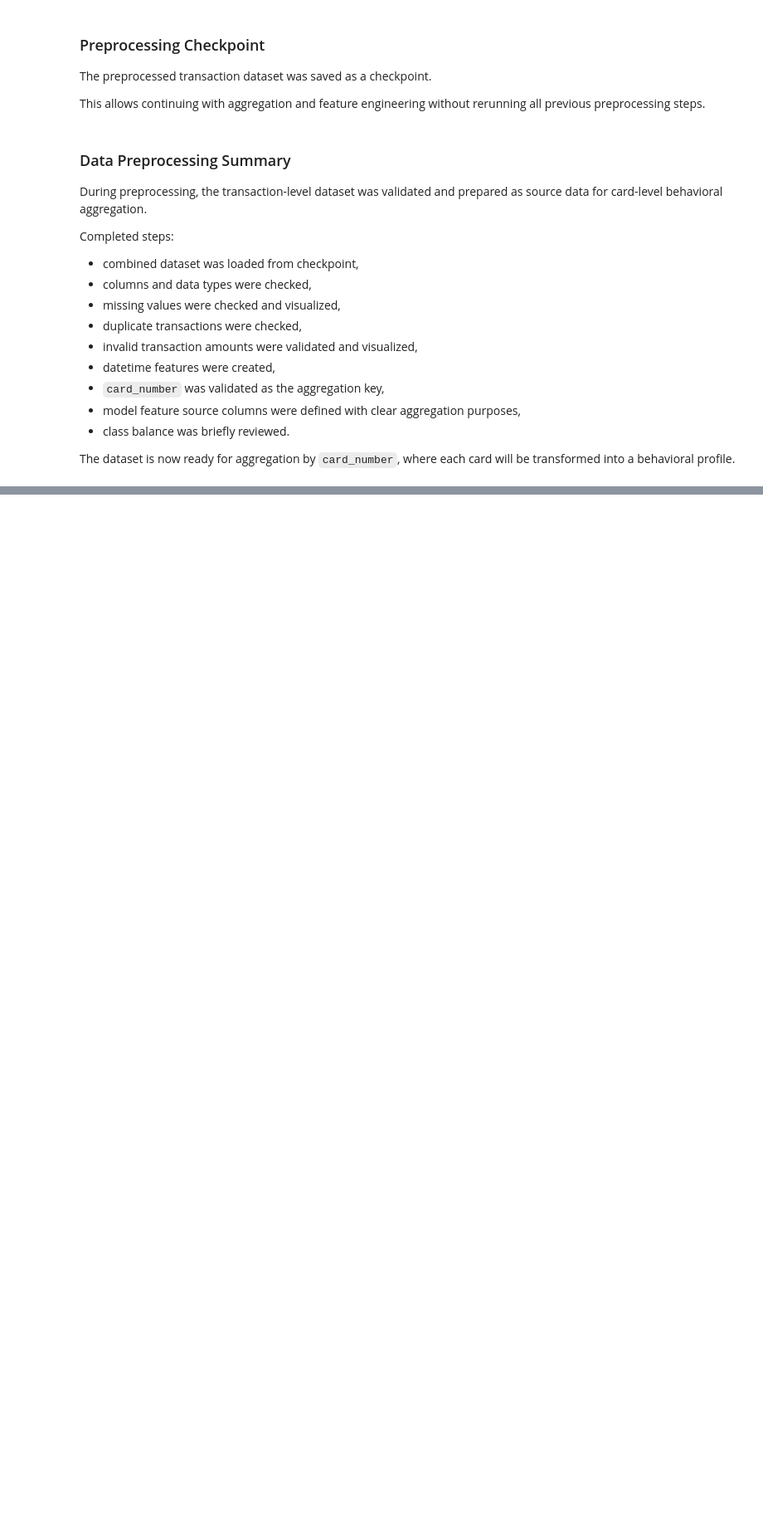
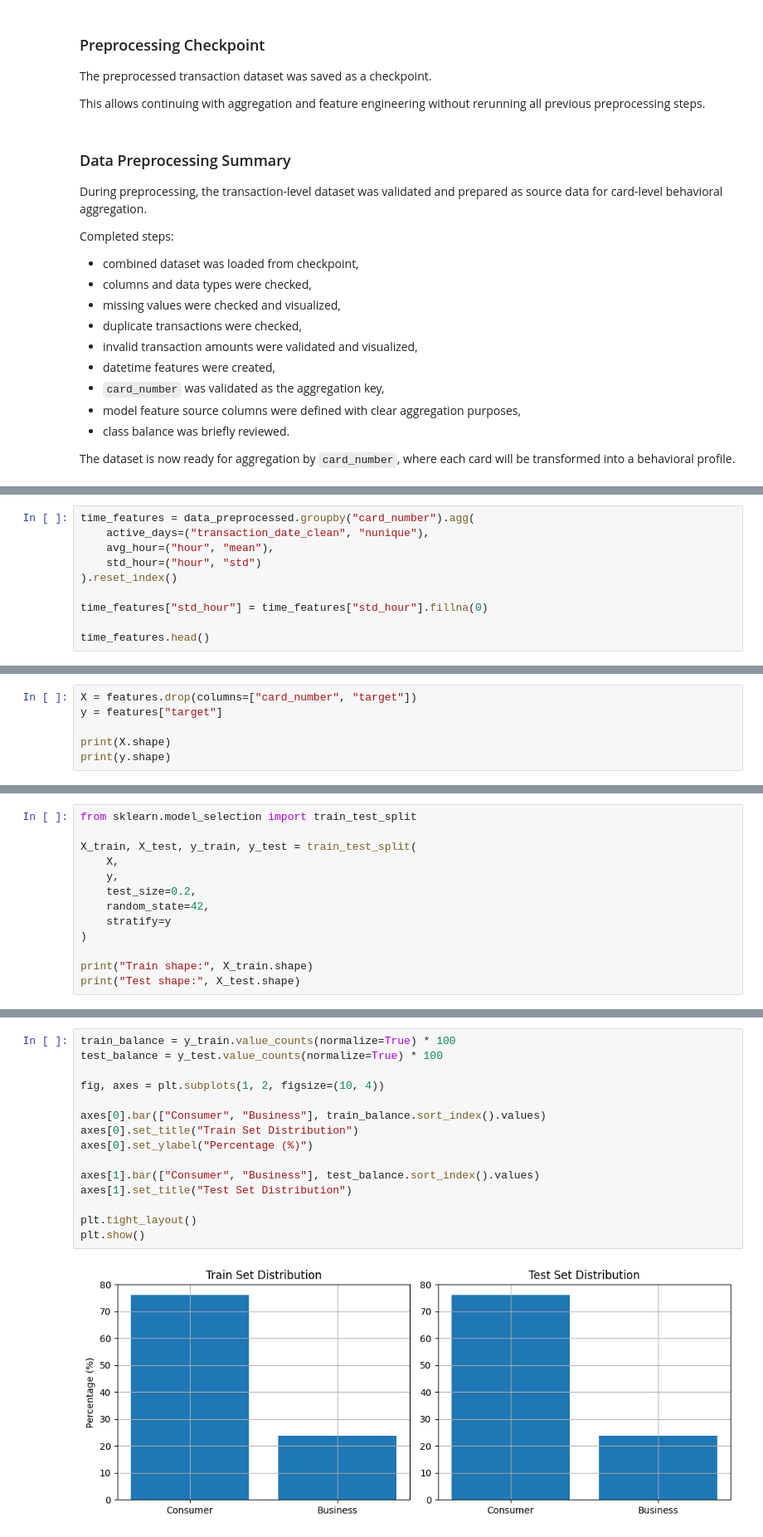
Before and after one commit to SabinaTolkynbekova/MDQ_DSProject, a Jupyter notebook: task.ipynb, the cells around one changed output, grey strips where cells are left out. Shown at 83% size. Drawn from its saved outputs; the diff is of its cells as text; blank space fills up the shorter version.

```diff
--- a/task.ipynb
+++ b/task.ipynb
@@ -1273,0 +1363,10 @@ The dataset is now ready for aggregation by `card_number`, where each card will
+# %%
+time_features = data_preprocessed.groupby("card_number").agg(
+    active_days=("transaction_date_clean", "nunique"),
+    avg_hour=("hour", "mean"),
+    std_hour=("hour", "std")
+).reset_index()
+
+time_features["std_hour"] = time_features["std_hour"].fillna(0)
+
+time_features.head()
@@ -1273,0 +1631,6 @@ The dataset is now ready for aggregation by `card_number`, where each card will
+# %%
+X = features.drop(columns=["card_number", "target"])
+y = features["target"]
+
+print(X.shape)
+print(y.shape)
@@ -1273,0 +1694,13 @@ The dataset is now ready for aggregation by `card_number`, where each card will
+# %%
+from sklearn.model_selection import train_test_split
+
+X_train, X_test, y_train, y_test = train_test_split(
+    X,
+    y,
+    test_size=0.2,
+    random_state=42,
+    stratify=y
+)
+
+print("Train shape:", X_train.shape)
+print("Test shape:", X_test.shape)
@@ -1273,0 +1710,17 @@ The dataset is now ready for aggregation by `card_number`, where each card will
+# %%
+train_balance = y_train.value_counts(normalize=True) * 100
+test_balance = y_test.value_counts(normalize=True) * 100
+
+fig, axes = plt.subplots(1, 2, figsize=(10, 4))
+
+axes[0].bar(["Consumer", "Business"], train_balance.sort_index().values)
+axes[0].set_title("Train Set Distribution")
+axes[0].set_ylabel("Percentage (%)")
+
+axes[1].bar(["Consumer", "Business"], test_balance.sort_index().values)
+axes[1].set_title("Test Set Distribution")
+
+plt.tight_layout()
+plt.show()
+# %% [output]
+[figure, added]
```
Also changed, not shown: parts of 39 cells of this notebook.
